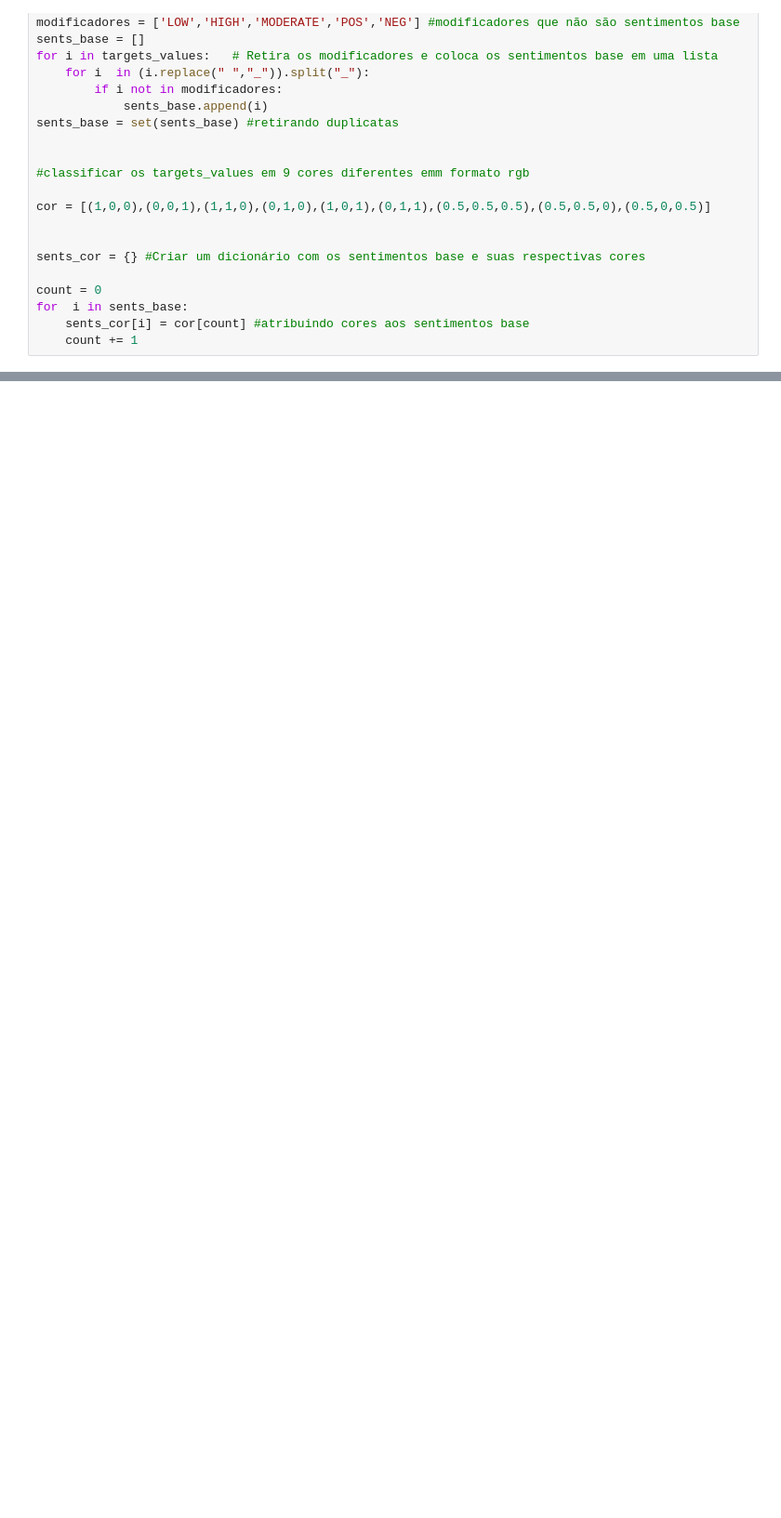
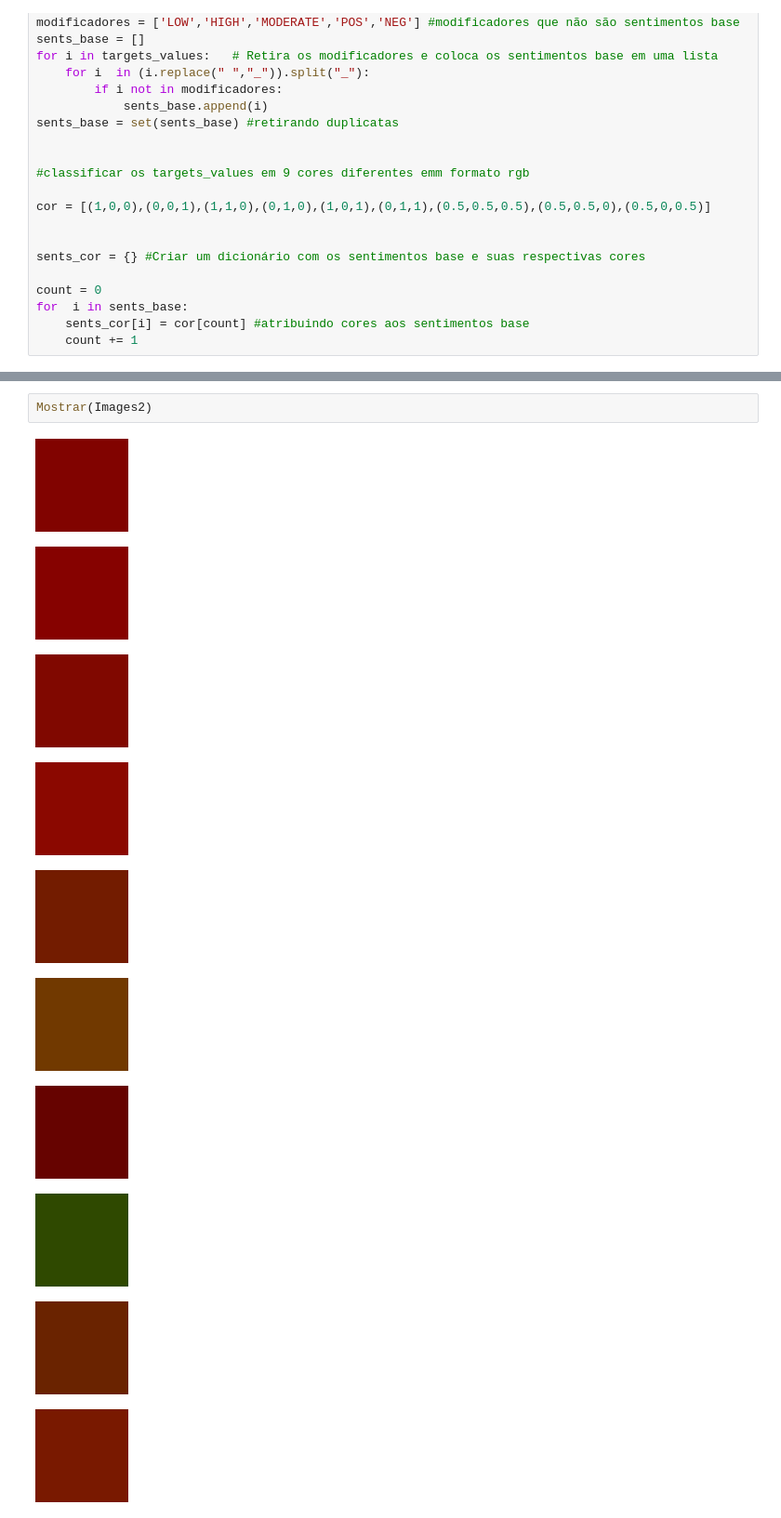
Before and after one commit to JoseAugusto011/TAIL, a Jupyter notebook: PLN/TransformacaoLinear.ipynb, the cells around one changed output, grey strips where cells are left out. Shown at 93% size. Cells and saved outputs as stored; diff of their text form; blank space fills up the shorter version.

```diff
--- a/PLN/TransformacaoLinear.ipynb
+++ b/PLN/TransformacaoLinear.ipynb
@@ -279,0 +293,13 @@ print(s2)
+# %%
+Mostrar(Images2)
+# %% [output]
+[figure, added]
+[figure, added]
+[figure, added]
+[figure, added]
+[figure, added]
+[figure, added]
+[figure, added]
+[figure, added]
+[figure, added]
+[figure, added]
```
Also changed, not shown: parts of 11 cells of this notebook.
